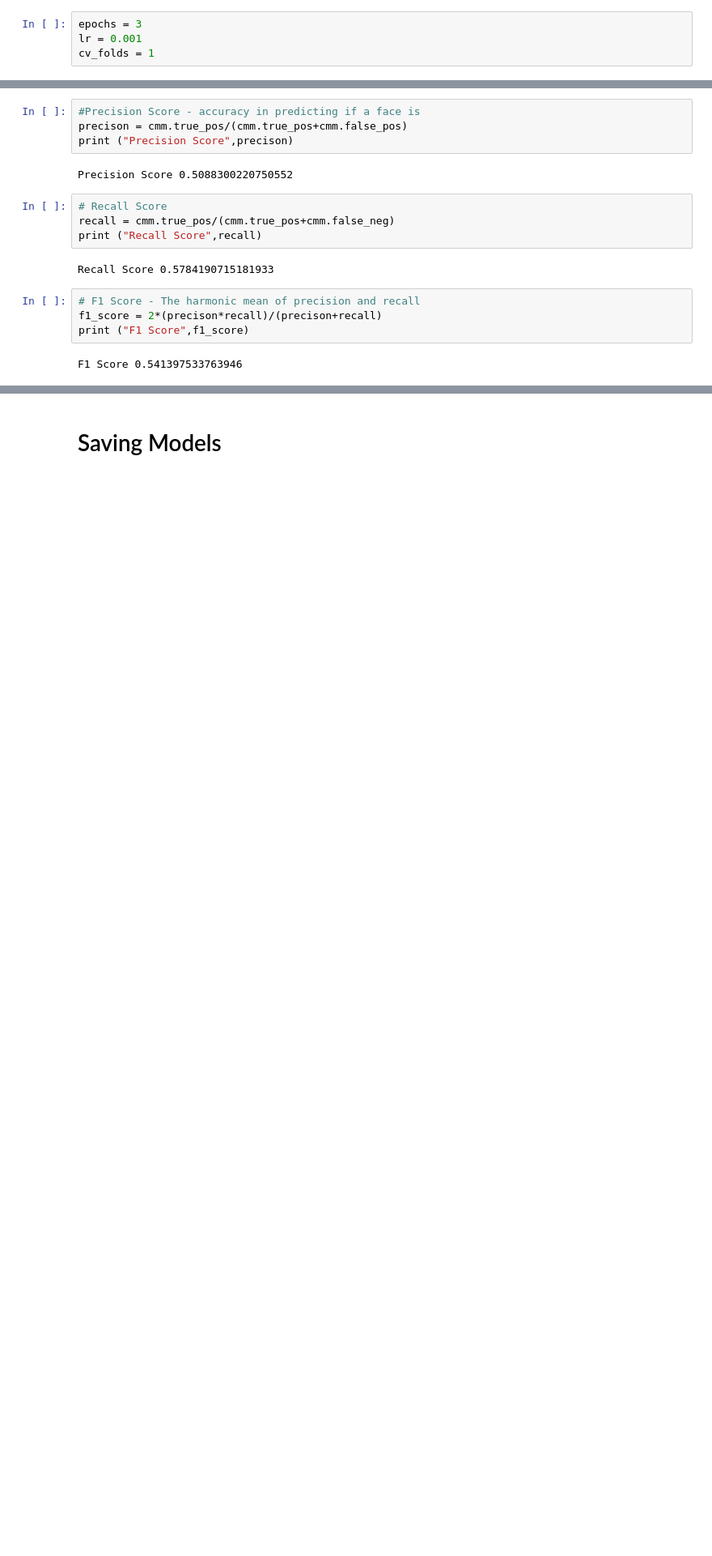
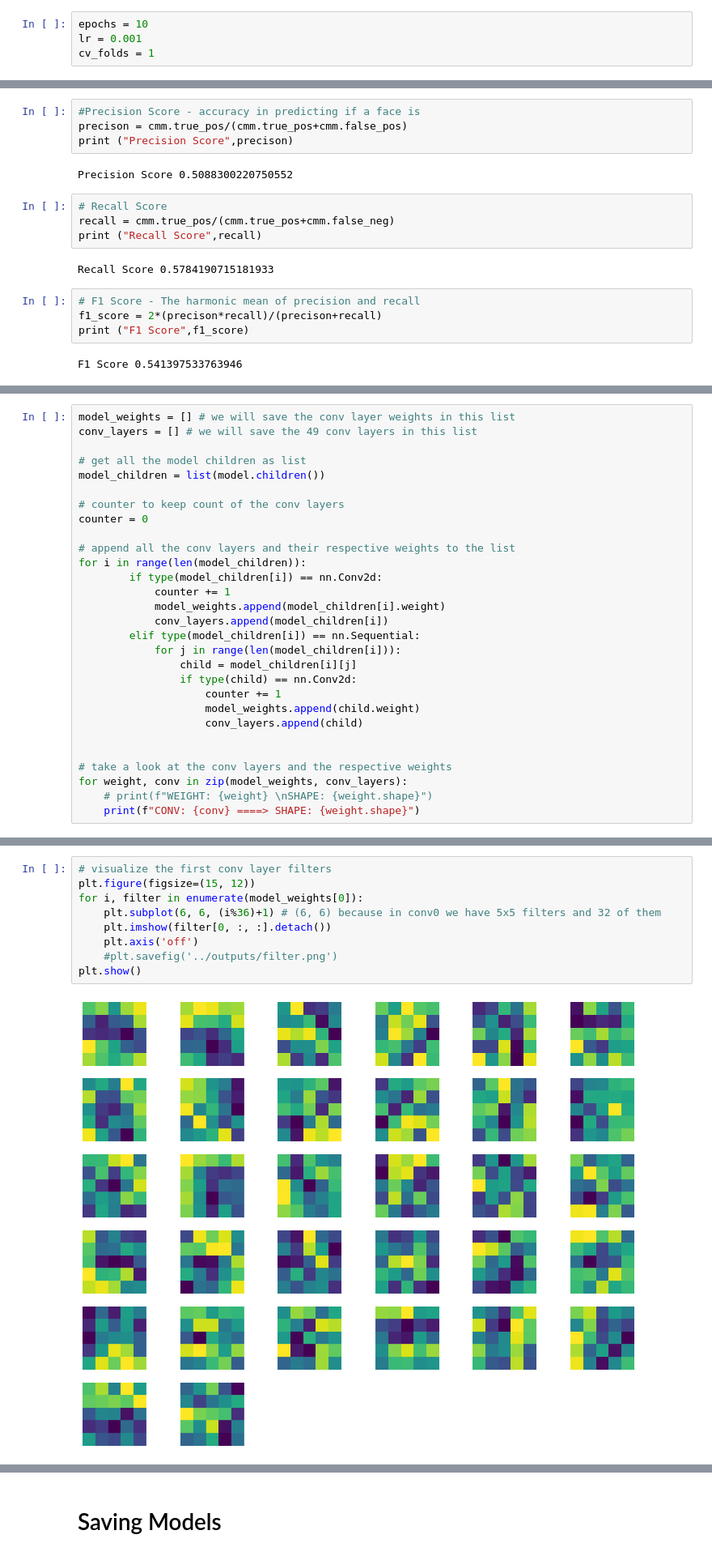
Before and after one commit to PierrePetrella/face_detection, a Jupyter notebook: face_detection.ipynb, the cells around one changed output, grey strips where cells are left out. Shown at 81% size. Drawn from its saved outputs; the diff is of its cells as text; blank space fills up the shorter version.

```diff
--- a/face_detection.ipynb
+++ b/face_detection.ipynb
@@ -254,7 +255,7 @@ def show_image(images):
 # %% [markdown]
 ## Hyperparameters
 # %%
-epochs = 3
+epochs = 10
 lr = 0.001
 cv_folds = 1
 # %%
@@ -395,0 +395,29 @@ F1 Score 0.541397533763946
+# %%
+model_weights = [] # we will save the conv layer weights in this list
+conv_layers = [] # we will save the 49 conv layers in this list
+
+# get all the model children as list
+model_children = list(model.children())
+
+# counter to keep count of the conv layers
+counter = 0
+
+# append all the conv layers and their respective weights to the list
+for i in range(len(model_children)):
+        if type(model_children[i]) == nn.Conv2d:
+            counter += 1
+            model_weights.append(model_children[i].weight)
+            conv_layers.append(model_children[i])
+        elif type(model_children[i]) == nn.Sequential:
+            for j in range(len(model_children[i])):
+                child = model_children[i][j]
+                if type(child) == nn.Conv2d:
+                    counter += 1
+                    model_weights.append(child.weight)
+                    conv_layers.append(child)
+
+
+# take a look at the conv layers and the respective weights
+for weight, conv in zip(model_weights, conv_layers):
+    # print(f"WEIGHT: {weight} \nSHAPE: {weight.shape}")
+    print(f"CONV: {conv} ====> SHAPE: {weight.shape}")
@@ -395,0 +427,11 @@ F1 Score 0.541397533763946
+# %%
+# visualize the first conv layer filters
+plt.figure(figsize=(15, 12))
+for i, filter in enumerate(model_weights[0]):
+    plt.subplot(6, 6, (i%36)+1) # (6, 6) because in conv0 we have 5x5 filters and 32 of them
+    plt.imshow(filter[0, :, :].detach())
+    plt.axis('off')
+    #plt.savefig('../outputs/filter.png')
+plt.show()
+# %% [output]
+[figure, added]
```
Also changed, not shown: parts of 12 cells of this notebook, 1 other file.
